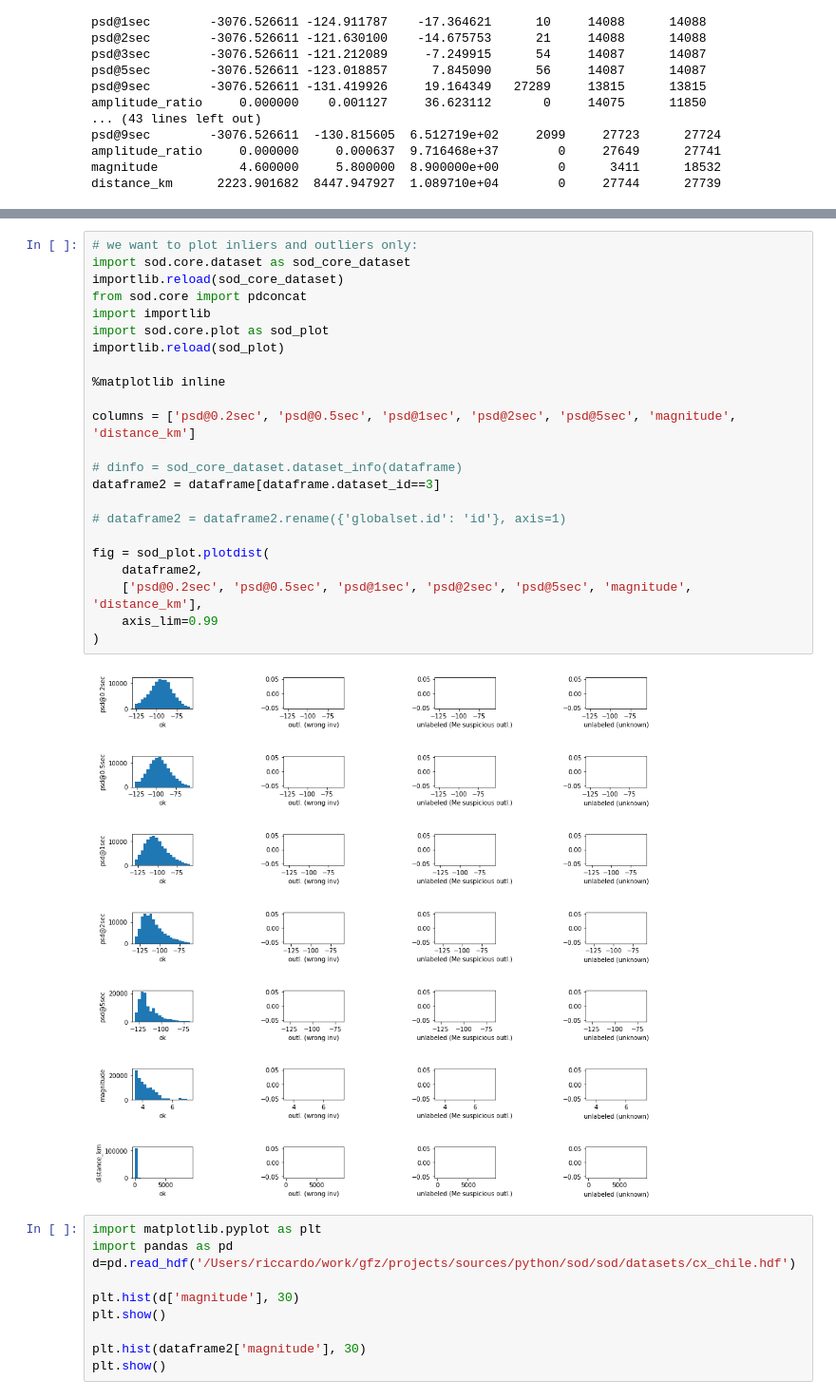
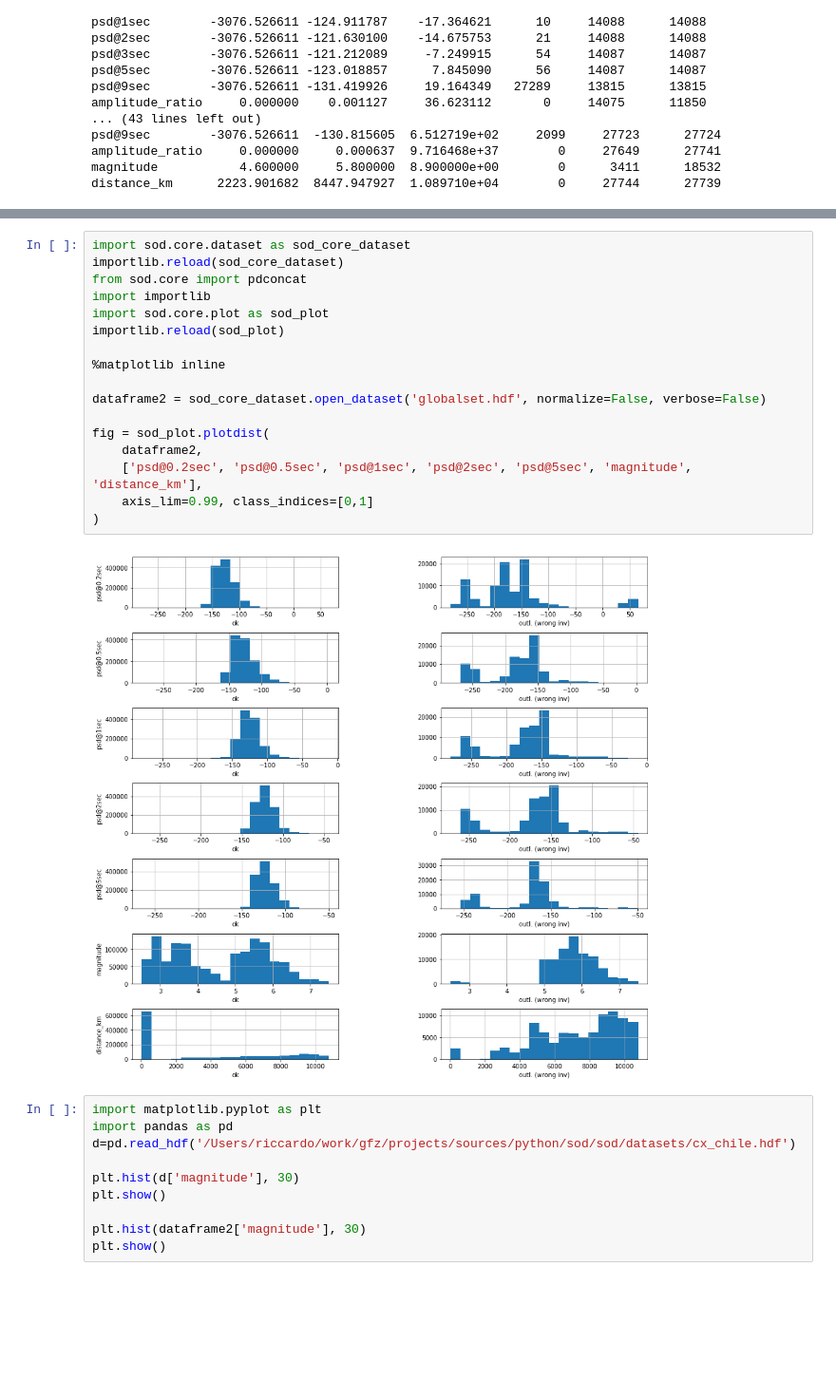
Before and after one commit to rizac/sod, a Jupyter notebook: sod/jupyter/Inspect.dataset.allset_train.distributions.ipynb, the cells around one changed output, grey strips where cells are left out. Shown: that part at 95% size. Drawn from its saved outputs; the diff is of its cells as text; blank space fills up the shorter version.

```diff
--- a/sod/jupyter/Inspect.dataset.allset_train.distributions.ipynb
+++ b/sod/jupyter/Inspect.dataset.allset_train.distributions.ipynb
@@ -59,28 +59,22 @@ fig = sod_plot.plotdist(dataframe,
 # %%
-# we want to plot inliers and outliers only:
 import sod.core.dataset as sod_core_dataset
 importlib.reload(sod_core_dataset)
 from sod.core import pdconcat
 import importlib
 import sod.core.plot as sod_plot
 importlib.reload(sod_plot)
 
 %matplotlib inline
 
-columns = ['psd@0.2sec', 'psd@0.5sec', 'psd@1sec', 'psd@2sec', 'psd@5sec', 'magnitude', 'distance_km']
-
-# dinfo = sod_core_dataset.dataset_info(dataframe)
-dataframe2 = dataframe[dataframe.dataset_id==3]
-
-# dataframe2 = dataframe2.rename({'globalset.id': 'id'}, axis=1)
+dataframe2 = sod_core_dataset.open_dataset('globalset.hdf', normalize=False, verbose=False)
 
 fig = sod_plot.plotdist(
     dataframe2,
     ['psd@0.2sec', 'psd@0.5sec', 'psd@1sec', 'psd@2sec', 'psd@5sec', 'magnitude', 'distance_km'],
-    axis_lim=0.99
+    axis_lim=0.99, class_indices=[0,1]
 )
 # %% [output]
-[figure, old version]
+[figure, new version]
 # %%
 import matplotlib.pyplot as plt
 import pandas as pd
```
Also changed, not shown: parts of 1 cell of this notebook, 2 other files.
